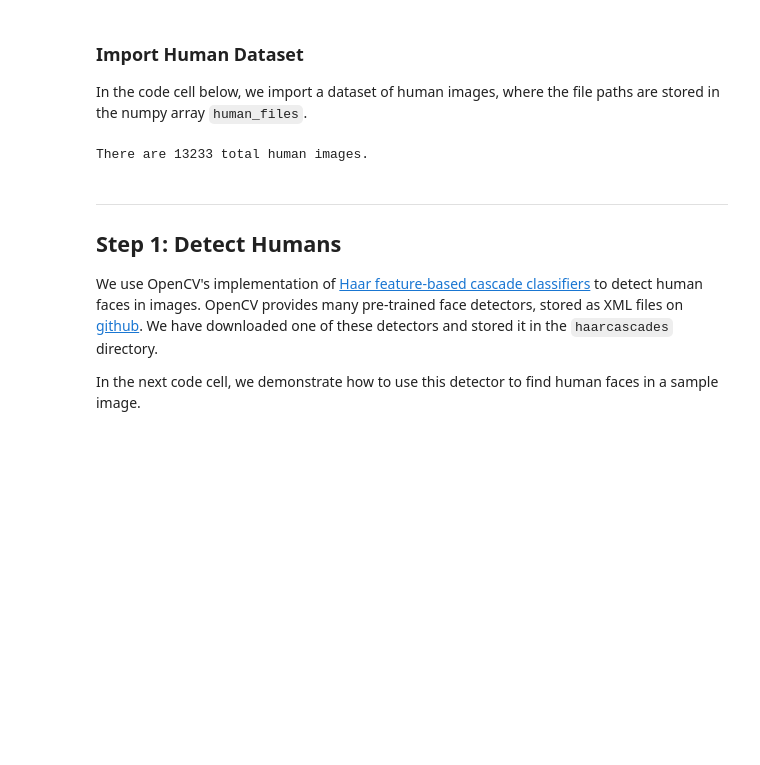
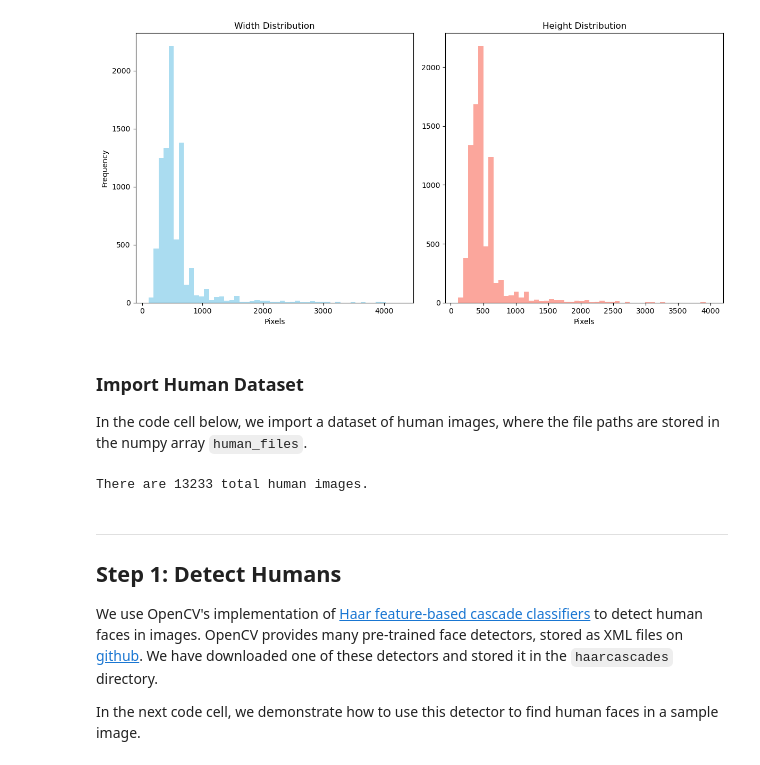
Before and after one commit to Alwalid-Abushanab/DogBreedClassification, a Jupyter notebook: dog_app.ipynb, the cells around one changed output. Cells and saved outputs as stored; diff of their text form; code cells hidden in the pictures; blank space fills up the shorter version.

```diff
--- a/dog_app.ipynb
+++ b/dog_app.ipynb
@@ -94,3 +108,33 @@ There are 836 test dog images.
+# %%
+from PIL import Image
+all_files = list(train_files) + list(valid_files) + list(test_files)
+
+widths = []
+heights = []
+
+for file in all_files:
+    with Image.open(file) as img:
+        width, height = img.size
+        widths.append(width)
+        heights.append(height)
+
+# Plotting
+fig, axs = plt.subplots(1, 2, figsize=(12, 6))
+
+# Histograms for widths and heights
+axs[0].hist(widths, bins=50, color='skyblue', alpha=0.7, label='Widths')
+axs[0].set_title('Width Distribution')
+axs[0].set_xlabel('Pixels')
+axs[0].set_ylabel('Frequency')
+
+axs[1].hist(heights, bins=50, color='salmon', alpha=0.7, label='Heights')
+axs[1].set_title('Height Distribution')
+axs[1].set_xlabel('Pixels')
+
+plt.tight_layout()
+plt.show()
+# %% [output]
+[figure, added]
 # %% [markdown]
 ### Import Human Dataset
 
```
Also changed, not shown: parts of 2 cells of this notebook.
